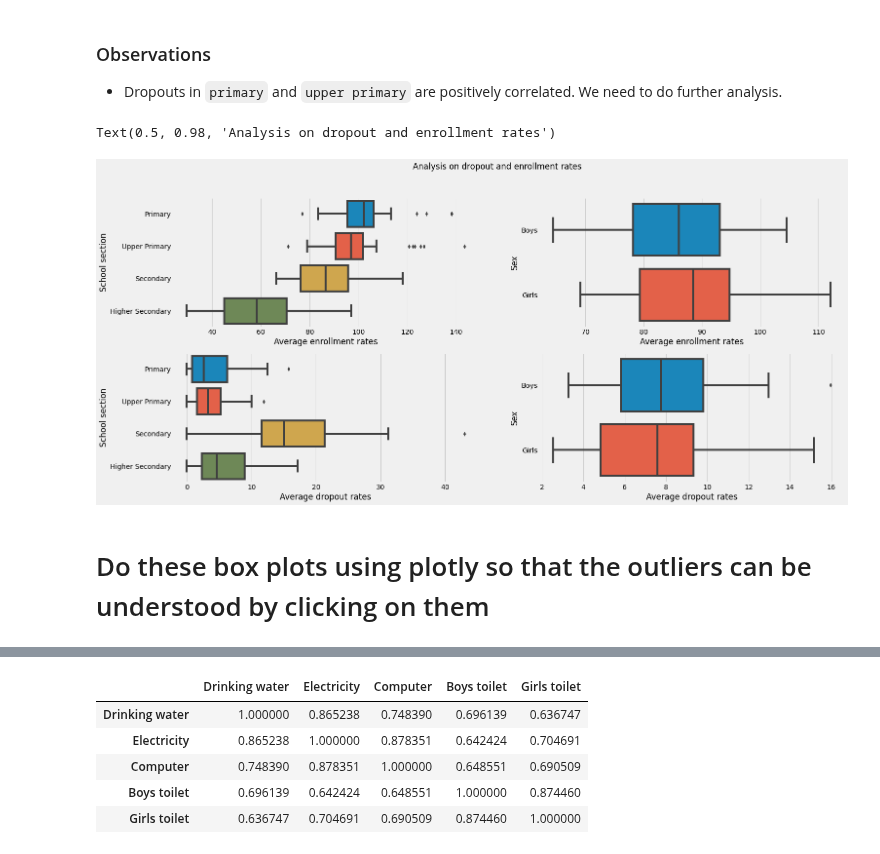
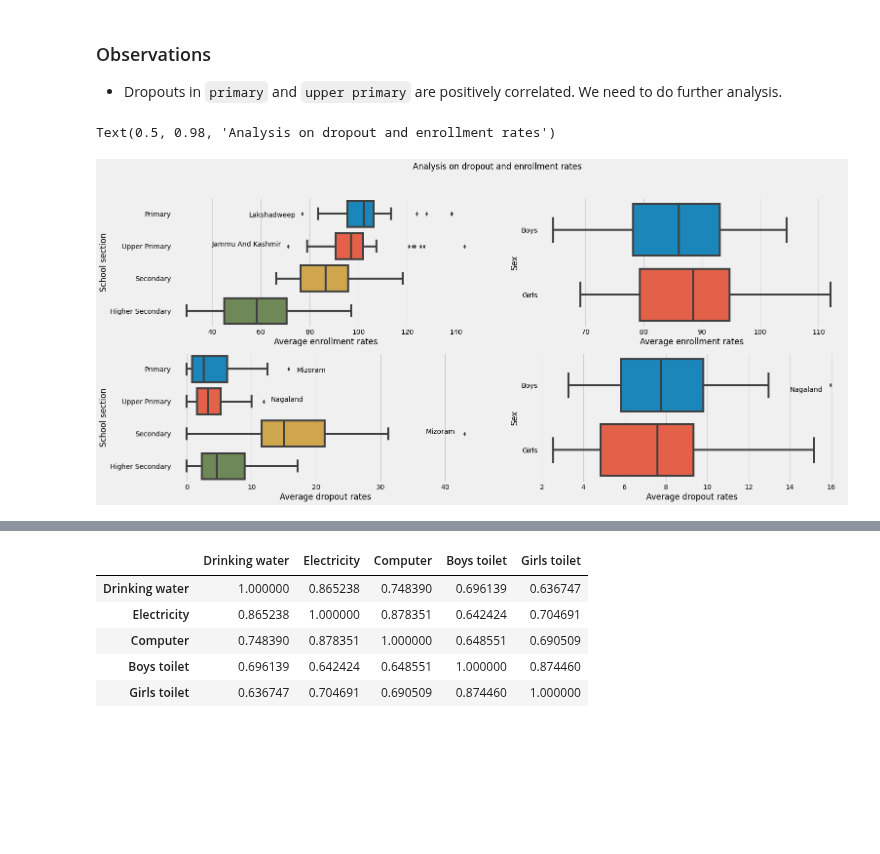
Before and after one commit to AnupamMisra/Data-science-projects, a Jupyter notebook: Education/notebooks/analysis.ipynb, the cells around one changed output, grey strips where cells are left out. Drawn from its saved outputs; the diff is of its cells as text; code cells hidden in the pictures; blank space fills up the shorter version.

```diff
--- a/Education/notebooks/analysis.ipynb
+++ b/Education/notebooks/analysis.ipynb
@@ -105,7 +108,7 @@ sec=['Secondary']*36
 usec=['Higher Secondary']*36
 lis=prim+uprim+sec+usec
 lis
-datas=pd.DataFrame({'values':pd.concat([enrollments_x['Primary_Total'],enrollments_x['Upper_Primary_Total'],enrollments_x['Secondary_Total'],enrollments_x['Higher_Secondary_Total']],axis=0), 'ID':lis})
+datas=pd.DataFrame({'values':pd.concat([enrollments_x['Primary_Total'],enrollments_x['Upper_Primary_Total'],enrollments_x['Secondary_Total'],enrollments_x['Higher_Secondary_Total']],axis=0), 'ID':lis, 'State':list(states['State'])*4})
 
 enrollments_boys=(enrollments_x['Primary_Boys']+enrollments_x['Upper_Primary_Boys']+enrollments_x['Secondary_Boys']+enrollments_x['Higher_Secondary_Boys'])/4
 enrollments_girls=(enrollments_x['Primary_Girls']+enrollments_x['Upper_Primary_Girls']+enrollments_x['Secondary_Girls']+enrollments_x['Higher_Secondary_Girls'])/4
@@ -113,42 +116,57 @@ boys=['Boys']*36
 girls=['Girls']*36
 sex=boys+girls
 enrolls=pd.concat([enrollments_boys,enrollments_girls],axis=0)
-datassex1=pd.DataFrame({'Enrollments':enrolls,'Sex':sex})
+datassex1=pd.DataFrame({'Enrollments':enrolls,'Sex':sex,'State':list(states['State'])*2})
 
 
-datass=pd.DataFrame({'values':pd.concat([dropouts_x['PRIMARY_TOTAL'],dropouts_x['UPPER_PRIMARY_TOTAL'],dropouts_x['SECONDARY_TOTAL'],dropouts_x['HRSECONDARY_TOTAL']],axis=0), 'ID':lis})
+datass=pd.DataFrame({'values':pd.concat([dropouts_x['PRIMARY_TOTAL'],dropouts_x['UPPER_PRIMARY_TOTAL'],dropouts_x['SECONDARY_TOTAL'],dropouts_x['HRSECONDARY_TOTAL']],axis=0), 'ID':lis,'State':list(states['State'])*4})
 
 dropouts_boys=(dropouts_x['PRIMARY_BOYS']+dropouts_x['UPPER_PRIMARY_BOYS']+dropouts_x['SECONDARY_BOYS']+dropouts_x['HRSECONDARY_BOYS'])/4
 dropouts_girls=(dropouts_x['PRIMARY_GIRLS']+dropouts_x['UPPER_PRIMARY_GIRLS']+dropouts_x['SECONDARY_GIRLS']+dropouts_x['HRSECONDARY_GIRLS'])/4
 
 drops=pd.concat([dropouts_boys,dropouts_girls],axis=0)
-datassex2=pd.DataFrame({'Dropouts':drops,'Sex':sex})
+datassex2=pd.DataFrame({'Dropouts':drops,'Sex':sex,'State':list(states['State'])*2})
 
 fig,ax=plt.subplots(2,2,figsize=(22,10))
 
 sns.boxplot(x='values',y='ID',data=datas,ax=ax[0,0])
 ax[0,0].set_xlabel('Average enrollment rates')
 ax[0,0].set_ylabel('School section')
 #ax[0].suptitle('Comparison of enrollment rates across different sections of the school')
 
 sns.boxplot(x='Enrollments',y='Sex',data=datassex1,ax=ax[0,1])
 ax[0,1].set_xlabel('Average enrollment rates')
 ax[0,1].set_ylabel('Sex')
 #ax[1].suptitle('Comparison of enrollment rates across sex')
 
 sns.boxplot(x='values',y='ID',data=datass,ax=ax[1,0])
 ax[1,0].set_xlabel('Average dropout rates')
 ax[1,0].set_ylabel('School section')
 #plt.title('Comparison of dropout rates across different sections of the school')
 
 
 sns.boxplot(x='Dropouts',y='Sex',data=datassex2,ax=ax[1,1])
 ax[1,1].set_xlabel('Average dropout rates')
 ax[1,1].set_ylabel('Sex')
 
+low_prim=datas.State.iloc[datas['values'][datas['ID']=='Primary'].idxmin()]
+up_prim=datas.State.iloc[datas['values'][datas['ID']=='Upper Primary'].idxmin()]
+
+
+p_out=datass.State.iloc[datass['values'][datass['ID']=='Primary'].idxmax()]
+up_out= datass.State.iloc[datass['values'][datass['ID']=='Upper Primary'].idxmax()]
+sec_out=datassex2.State.iloc[datass['values'][datass['ID']=='Primary'].idxmax()]
+boys_out=datassex2.State.iloc[datassex2['Dropouts'][datassex2['Sex']=='Boys'].idxmax()]
+
+
+ax[0,0].text(55,0.1,s=low_prim)
+ax[0,0].text(40,1,s=up_prim)
+ax[1,0].text(17,0.1,s=p_out)
+ax[1,0].text(13,1,s=up_out)
+ax[1,0].text(37,2,s=sec_out)
+ax[1,1].text(14,0.1,s=boys_out)
+
 plt.suptitle("Analysis on dropout and enrollment rates")
 # %% [output]
 Text(0.5, 0.98, 'Analysis on dropout and enrollment rates')
-[figure, old version]
+[figure, new version]
-# %% [markdown]
-# Do these box plots using plotly so that the outliers can be understood by clicking on them
```
Also changed, not shown: parts of 23 cells of this notebook, 2 other files.
